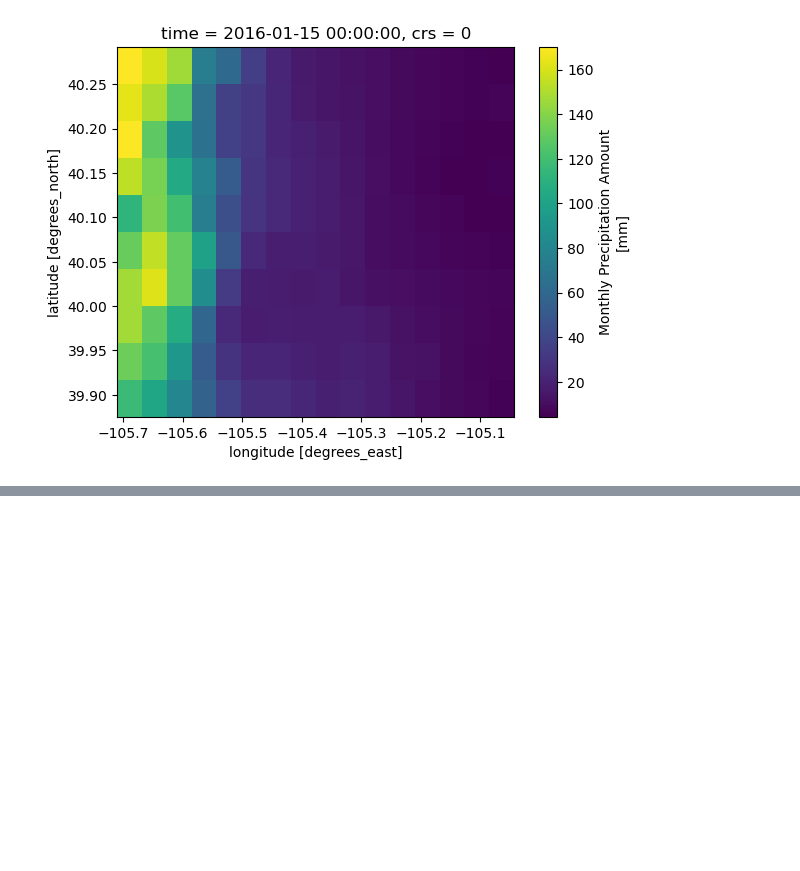
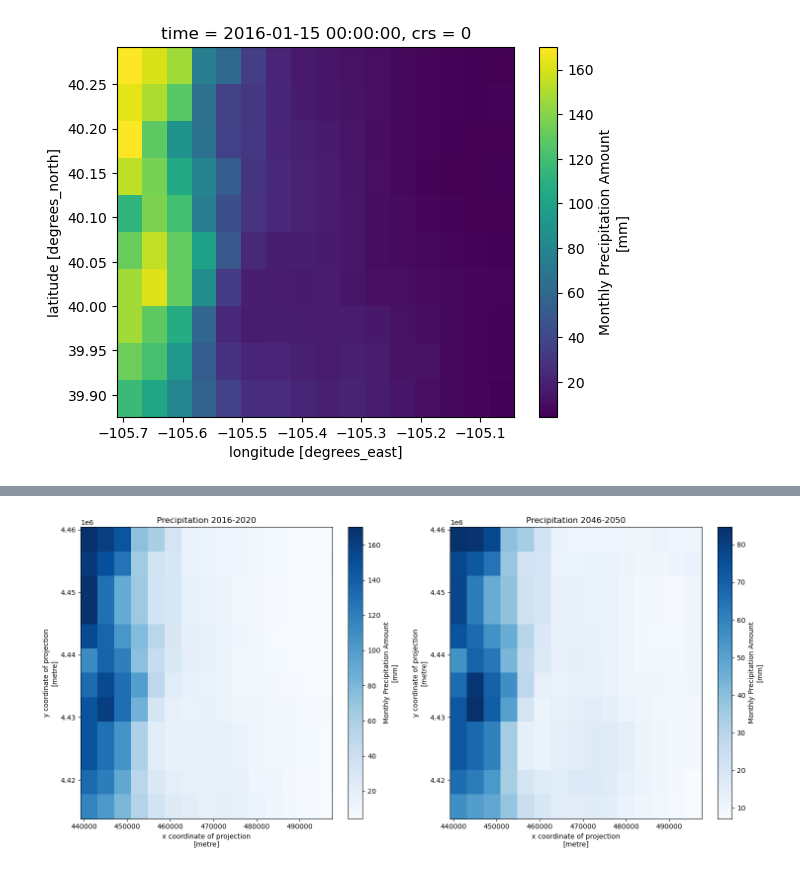
Before and after one commit to gpb3037/bluespruce, a Jupyter notebook: boulderCountyClimate.ipynb, the cells around one changed output, grey strips where cells are left out. Saved outputs shown, nothing was run; the diff lists cells and outputs as text; code cells hidden in the pictures; blank space fills up the shorter version.

Commit message:
trying to compare two climate timeframes

```diff
--- a/boulderCountyClimate.ipynb
+++ b/boulderCountyClimate.ipynb
@@ -110,3 +120,97 @@ clipped_ds.plot()
 # %% [output]
 <matplotlib.collections.QuadMesh at 0x...>
 [figure]
+# %%
+import os
+import geopandas as gpd
+import xarray as xr
+import rioxarray as rxr
+import matplotlib.pyplot as plt
+
+# Define the current working directory (replace `cwd` with the appropriate path)
+cwd = os.getcwd()
+
+# Define file paths with the name of the county shapefile
+def co_path(filename):
+    return os.path.join(cwd, filename)
+
+# Read the Boulder County shapefile for climate boundary
+boulder_climate_gdf = gpd.read_file(co_path('boulder_county.shp'))
+
+# Function to convert longitude from 0-360 to -180 to 180
+def convert_longitude(lon):
+    """Convert longitude from 0-360 to -180 to 180"""
+    return (lon - 360) if lon > 180 else lon
+
+# URL for climate data (precipitation in this case)
+# 2016-2020
+climate_est_url1 = 'http://thredds.northwestknowledge.net:8080/thredds/dodsC/MACAV2/GFDL-ESM2G/macav2metdata_pr_GFDL-ESM2G_r1i1p1_rcp85_2016_2020_CONUS_monthly.nc'  # Example URL for precipitation data
+# 2046-2050
+climate_est_url2 = 'http://thredds.northwestknowledge.net:8080/thredds/dodsC/MACAV2/GFDL-ESM2G/macav2metdata_pr_GFDL-ESM2G_r1i1p1_rcp85_2046_2050_CONUS_monthly.nc'  # Example URL for precipitation data
+
+# Load the climate datasets
+climate_est_ds1 = xr.open_dataset(climate_est_url1).squeeze()
+climate_est_ds2 = xr.open_dataset(climate_est_url2).squeeze()
+
+# Adjust the longitude values from 0-360 to -180 to 180 for both datasets
+climate_est_ds1 = climate_est_ds1.assign_coords(
+    lon=((climate_est_ds1.lon + 180) % 360 - 180)
+).sortby('lon')
+
+climate_est_ds2 = climate_est_ds2.assign_coords(
+    lon=((climate_est_ds2.lon + 180) % 360 - 180)
+).sortby('lon')
+
+# Extract the precipitation variable as a DataArray from both datasets
+precipitation1 = climate_est_ds1['precipitation']
+precipitation2 = climate_est_ds2['precipitation']
+
+# Ensure spatial dimensions are set for both DataArrays
+precipitation1 = precipitation1.rio.set_spatial_dims(x_dim='lon', y_dim='lat', inplace=True)
+precipitation2 = precipitation2.rio.set_spatial_dims(x_dim='lon', y_dim='lat', inplace=True)
+
+# Write CRS for both DataArrays
+precipitation1 = precipitation1.rio.write_crs("EPSG:4326", inplace=True)
+precipitation2 = precipitation2.rio.write_crs("EPSG:4326", inplace=True)
+
+# Select a specific time slice (e.g., the first time step) for both
+precipitation_time_slice1 = precipitation1.isel(time=0)
+precipitation_time_slice2 = precipitation2.isel(time=0)
+
+# Ensure spatial dimensions are retained for the time slices
+precipitation_time_slice1 = precipitation_time_slice1.rio.set_spatial_dims(x_dim='lon', y_dim='lat', inplace=True)
+precipitation_time_slice2 = precipitation_time_slice2.rio.set_spatial_dims(x_dim='lon', y_dim='lat', inplace=True)
+
+# Clip the datasets to the boundaries of Boulder County
+boulder_climate_bounds = boulder_climate_gdf.to_crs(precipitation_time_slice1.rio.crs).total_bounds
+clipped_ds1 = precipitation_time_slice1.rio.clip_box(*boulder_climate_bounds)
+clipped_ds2 = precipitation_time_slice2.rio.clip_box(*boulder_climate_bounds)
+
+# Reproject the clipped datasets to UTM Zone 13N
+utm_crs = "EPSG:32613"  # EPSG code for UTM Zone 13N
+clipped_ds1_utm = clipped_ds1.rio.reproject(utm_crs)
+clipped_ds2_utm = clipped_ds2.rio.reproject(utm_crs)
+
+# Export the reprojected datasets to GeoTIFF files
+output_path1 = co_path('boulder_precipitation_utm13_2016_2020.tif')
+output_path2 = co_path('boulder_precipitation_utm13_2046_2050.tif')
+clipped_ds1_utm.rio.to_raster(output_path1)
+clipped_ds2_utm.rio.to_raster(output_path2)
+
+print(f"GeoTIFF 1 saved to {output_path1}")
+print(f"GeoTIFF 2 saved to {output_path2}")
+
+# Plot both datasets side by side
+fig, axs = plt.subplots(1, 2, figsize=(15, 7))
+
+# Plot the 2016-2020 precipitation
+clipped_ds1_utm.plot(ax=axs[0], cmap='Blues')
+axs[0].set_title('Precipitation 2016-2020')
+
+# Plot the 2046-2050 precipitation
+clipped_ds2_utm.plot(ax=axs[1], cmap='Blues')
+axs[1].set_title('Precipitation 2046-2050')
+
+plt.tight_layout()
+plt.show()
+# %% [output]
@@ -112,0 +219 @@ clipped_ds.plot()
+[figure, added]
```
Also changed, not shown: parts of 2 cells of this notebook, 4 other files.
